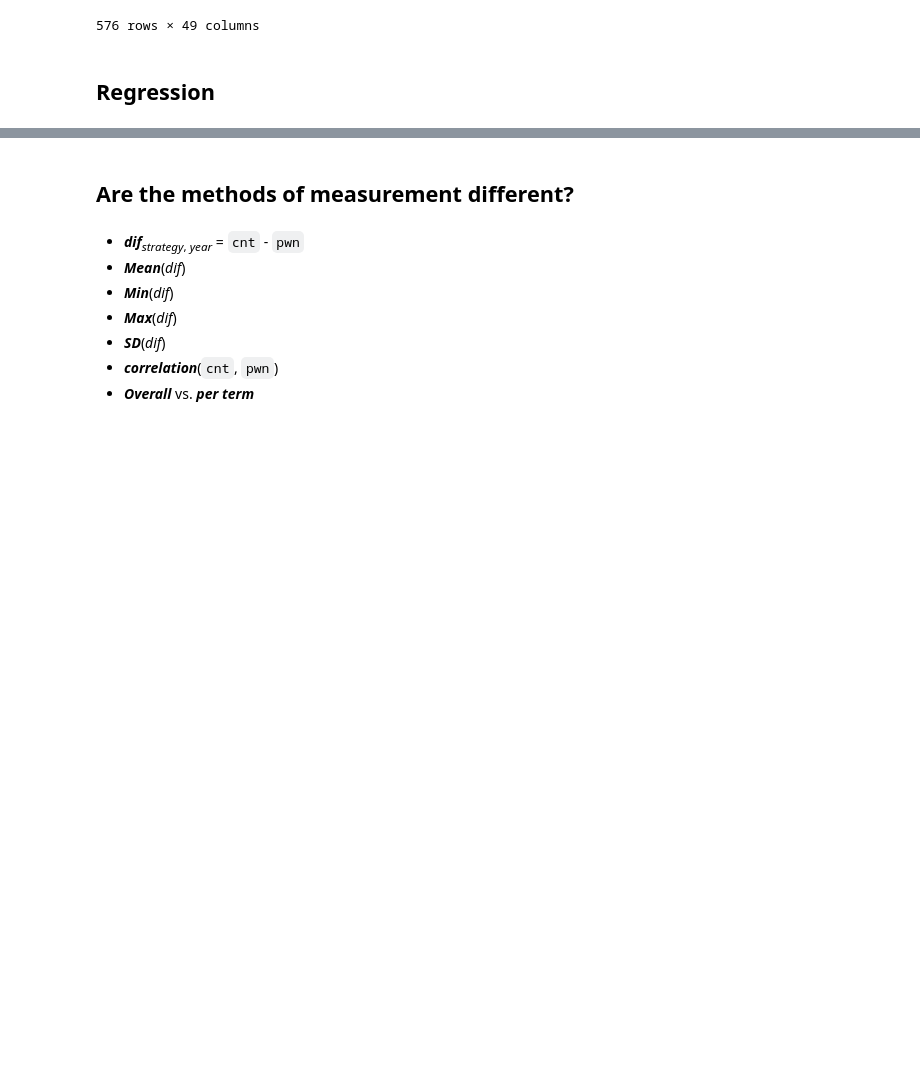
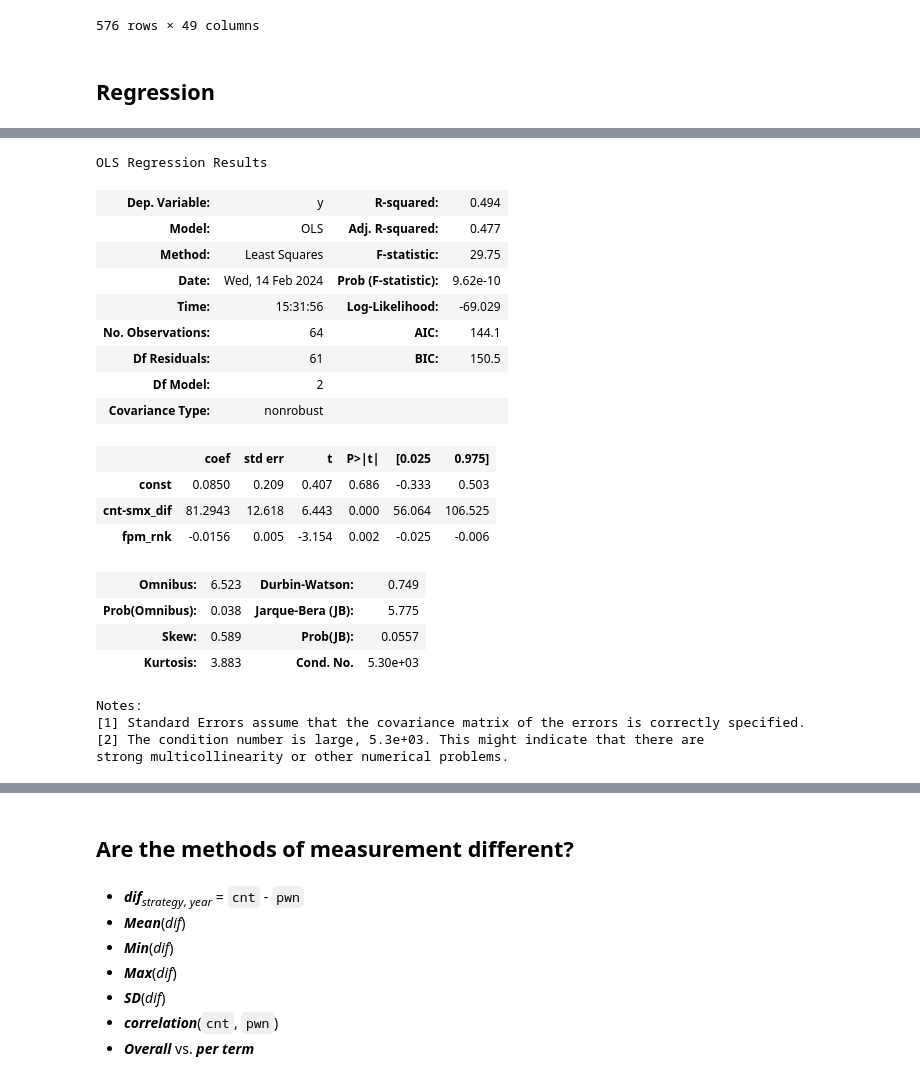
Before and after one commit to mboholm/dw_change, a Jupyter notebook: analysis/replacements/analysis.ipynb, the cells around one changed output, grey strips where cells are left out. Saved outputs shown, nothing was run; the diff lists cells and outputs as text; code cells hidden in the pictures; blank space fills up the shorter version.

Commit message:
regression

```diff
--- a/analysis/replacements/analysis.ipynb
+++ b/analysis/replacements/analysis.ipynb
@@ -617,26 +796,0 @@ Name: count, dtype: int64
-# %%
-def OLS(data, dep, indep, transform_dep=False, dep_transformer=None):
-
-    df = data[[dep]+indep]
-    df = df.dropna(axis=0)
-
-#     return df
-
-    X = df[indep]
-    y = df[dep]
-
-    if transform_dep:
-        if dep_transformer == None:
-            y = np.log10(y)
-        else:
-            y = y.to_numpy().reshape(1,-1)
-            transformer = dep_transformer.fit(y)
-            y = transformer.transform(y)
-            y = y.flatten()
-            return y
-
-    X = sm.add_constant(X)
-
-    model = sm.OLS(y, X, missing="drop").fit()
-
-    return model
@@ -772,0 +896,41 @@ Notes:
+# %%
+# Obs!
+# R2 = 0.57, but not normal
+# R2 = 0.66, without log-transform, but not normal
+data = data2data(
+    iod_data = kb_iod,
+    lsc_data = kb_lsc,
+#     dwes     = sgns_lsc.index,
+    dwes     = ['V1_berika', 'N1_globalist', 'N1_återvandring', 'N1_förortsgäng'],
+    AB_strat = {"A-Strategy":"top1"},
+    years    = years,
+    methods  = ["I-cnt", "O-cnt", "cnt-ssc", "cnt-smx"],
+    baseline = "first"
+)
+data["fpm_rnk"] = rankdata(data["fpm"], nan_policy = "omit"); data
+data["cnt-smx_dif"] = abs(data["cnt-smx_dif"])
+res = OLS(data, "gch", ["cnt-smx_dif", "fpm_rnk"], transform_dep=True, dep_transformer="box-cox")
+res.summary()
+# %% [output]
+OLS Regression Results
+| Dep. Variable: | y | R-squared: | 0.494 |
+| Model: | OLS | Adj. R-squared: | 0.477 |
+| Method: | Least Squares | F-statistic: | 29.75 |
+| Date: | Wed, 14 Feb 2024 | Prob (F-statistic): | 9.62e-10 |
+| Time: | 15:31:56 | Log-Likelihood: | -69.029 |
+| No. Observations: | 64 | AIC: | 144.1 |
+| Df Residuals: | 61 | BIC: | 150.5 |
+| Df Model: | 2 |  |  |
+| Covariance Type: | nonrobust |  |  |
+|  | coef | std err | t | P>|t| | [0.025 | 0.975] |
+| const | 0.0850 | 0.209 | 0.407 | 0.686 | -0.333 | 0.503 |
+| cnt-smx_dif | 81.2943 | 12.618 | 6.443 | 0.000 | 56.064 | 106.525 |
+| fpm_rnk | -0.0156 | 0.005 | -3.154 | 0.002 | -0.025 | -0.006 |
+| Omnibus: | 6.523 | Durbin-Watson: | 0.749 |
+| Prob(Omnibus): | 0.038 | Jarque-Bera (JB): | 5.775 |
+| Skew: | 0.589 | Prob(JB): | 0.0557 |
+| Kurtosis: | 3.883 | Cond. No. | 5.30e+03 |
+Notes:
+[1] Standard Errors assume that the covariance matrix of the errors is correctly specified.
+[2] The condition number is large, 5.3e+03. This might indicate that there are
+strong multicollinearity or other numerical problems.
```
Also changed, not shown: parts of 64 cells of this notebook.
